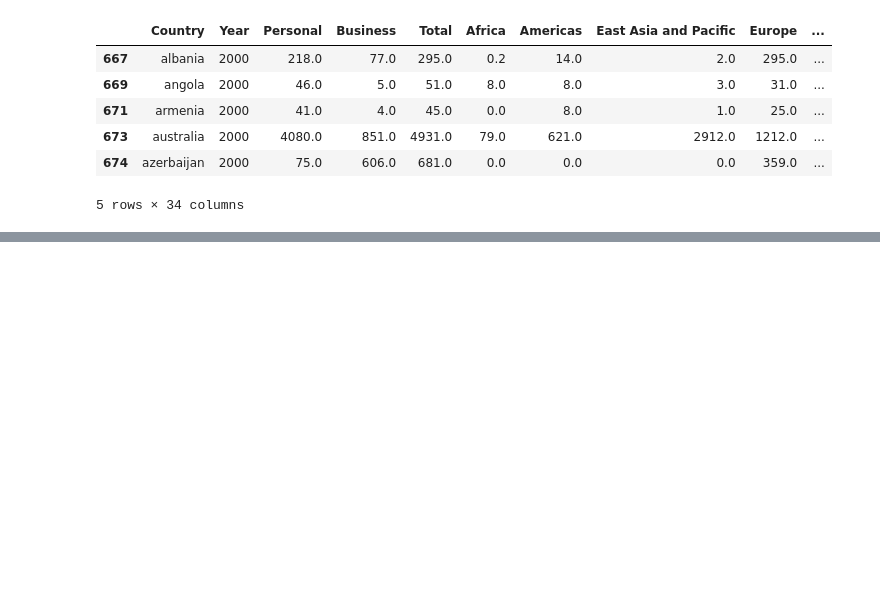
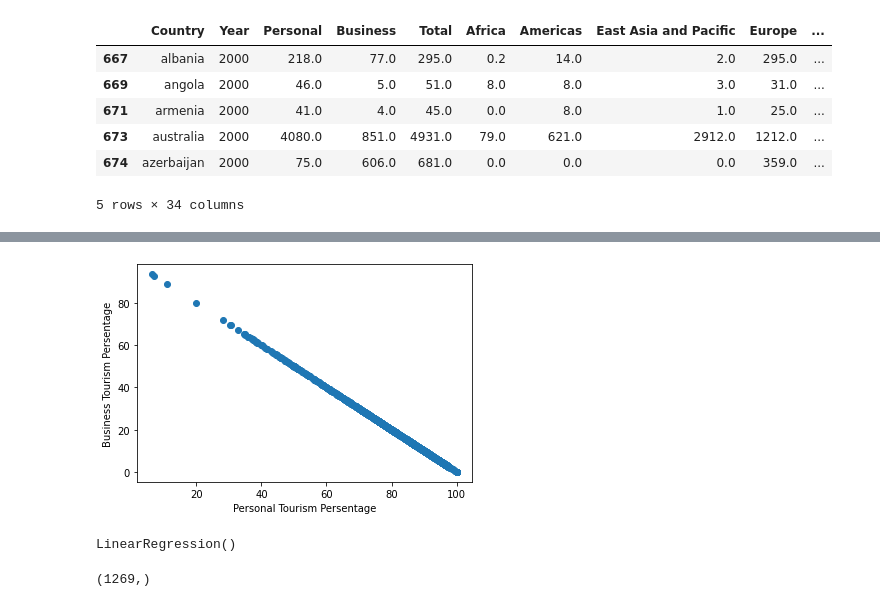
Before and after one commit to chinzjay/Final_Project, a Jupyter notebook: Tourism.ipynb, the cells around one changed output, grey strips where cells are left out. Saved outputs shown, nothing was run; the diff lists cells and outputs as text; code cells hidden in the pictures; blank space fills up the shorter version.

Commit message:
Machine learning model

```diff
--- a/Tourism.ipynb
+++ b/Tourism.ipynb
@@ -167,6 +182,6 @@ dtype: object
 # %%
 def tourism_type(x):
-    if x >= 50:
+    if x >= 85:
         return "Personal"
     else:
         return "Business"
@@ -181,8 +196,8 @@ data_df.head()
 | 673 | australia | 2000 | 4080.0 | 851.0 | 4931.0 | 79.0 | 621.0 | 2912.0 | 1212.0 | ... |
 | 674 | azerbaijan | 2000 | 75.0 | 606.0 | 681.0 | 0.0 | 0.0 | 0.0 | 359.0 | ... |
 5 rows × 34 columns
-# %%
-data_df = data_df.drop(["Region", "Header"], axis=1)
+# %%
+data_df = data_df.drop(["Region", "Header", "Country"], axis=1)
 # %%
 #Seperate the feature X from the target y
 y = data_df['Higher Tourism Percentage']
@@ -213,0 +318,7 @@ from sklearn.linear_model import LogisticRegression
+# %%
+plt.scatter(data_df['Personal Percentage'], data_df['Business Percentage'])
+plt.xlabel('Personal Tourism Persentage')
+plt.ylabel('Business Tourism Persentage')
+plt.show()
+# %% [output]
+[figure, added]
@@ -213,0 +327,9 @@ from sklearn.linear_model import LogisticRegression
+# %%
+model2.fit(X, y)
+# %% [output]
+LinearRegression()
+# %%
+y_pred = model2.predict(X)
+print(y_pred.shape)
+# %% [output]
+(1269,)
```
Also changed, not shown: parts of 30 cells of this notebook.
